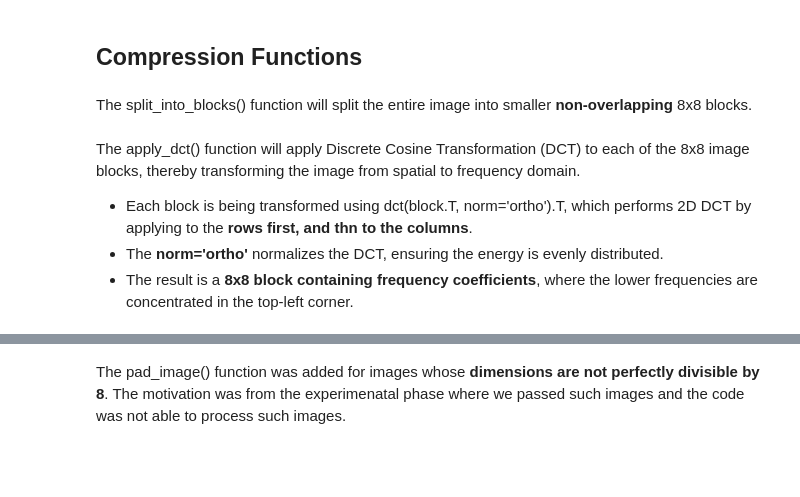
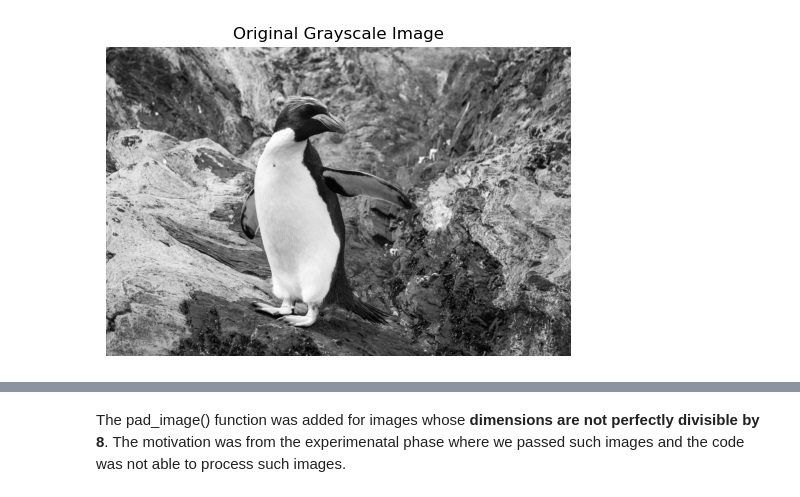
Before and after one commit to SaiyanSam/Image-Compression, a Jupyter notebook: Image Compression Gray.ipynb, the cells around one changed output, grey strips where cells are left out. Saved outputs shown, nothing was run; the diff lists cells and outputs as text; code cells hidden in the pictures; blank space fills up the shorter version.

Commit message:
Updated Grayscale Compression
Made it more visually interactive by showing result of each procedure

```diff
--- a/Image Compression Gray.ipynb
+++ b/Image Compression Gray.ipynb
@@ -6,11 +7,15 @@ import json
 # %%
 image_path = 'images/penguin.png'
 image = Image.open(image_path).convert('L')
 
 image.save("images/penguin_original.jpg", "JPEG")
 
 image_data = np.array(image)
+
+plt.figure(figsize=(6, 6))
+plt.title("Original Grayscale Image")
+plt.imshow(image_data, cmap='gray')
+plt.axis('off')
+plt.show()
+# %% [output]
+[figure, added]
-# %% [markdown]
-## Compression Functions
-# %% [markdown]
-The split_into_blocks() function will split the entire image into smaller **non-overlapping** 8x8 blocks.
@@ -27,5 +21,0 @@ def split_into_blocks(channel, block_size=8):
-# %% [markdown]
-The apply_dct() function will apply Discrete Cosine Transformation (DCT) to each of the 8x8 image blocks, thereby transforming the image from spatial to frequency domain.
-- Each block is being transformed using dct(block.T, norm='ortho').T, which performs 2D DCT by applying to the **rows first, and thn to the columns**.
-- The **norm='ortho'** normalizes the DCT, ensuring the energy is evenly distributed.
-- The result is a **8x8 block containing frequency coefficients**, where the lower frequencies are concentrated in the top-left corner.
```
Also changed, not shown: parts of 25 cells of this notebook.
